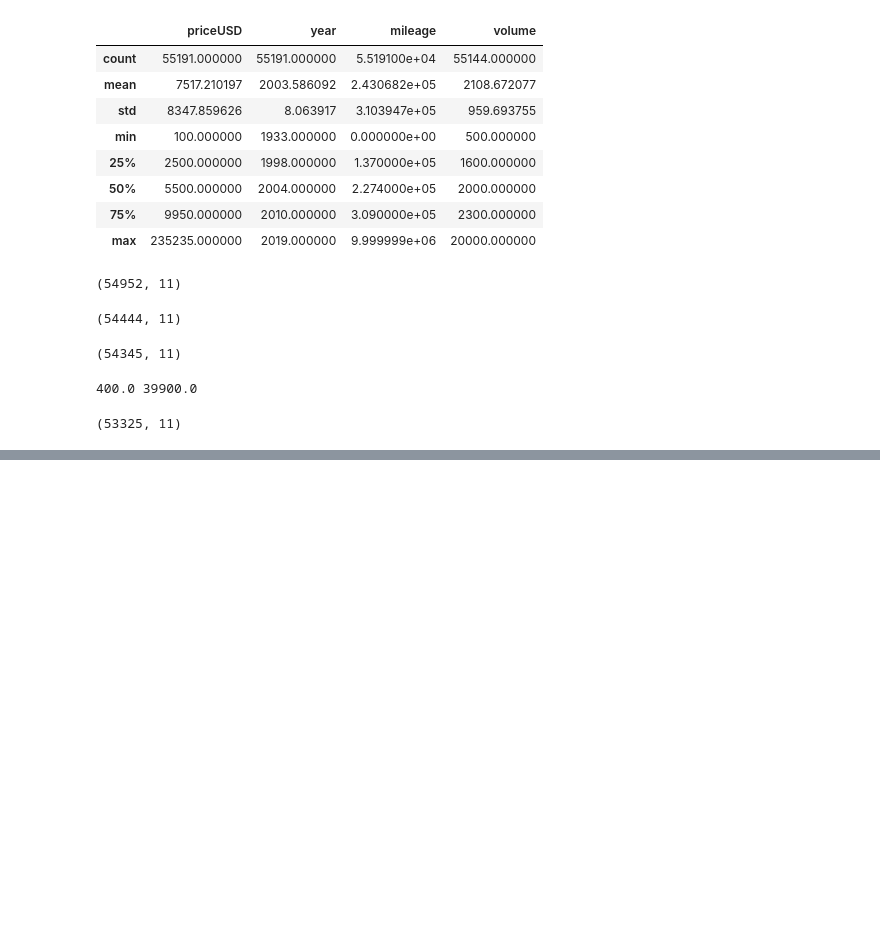
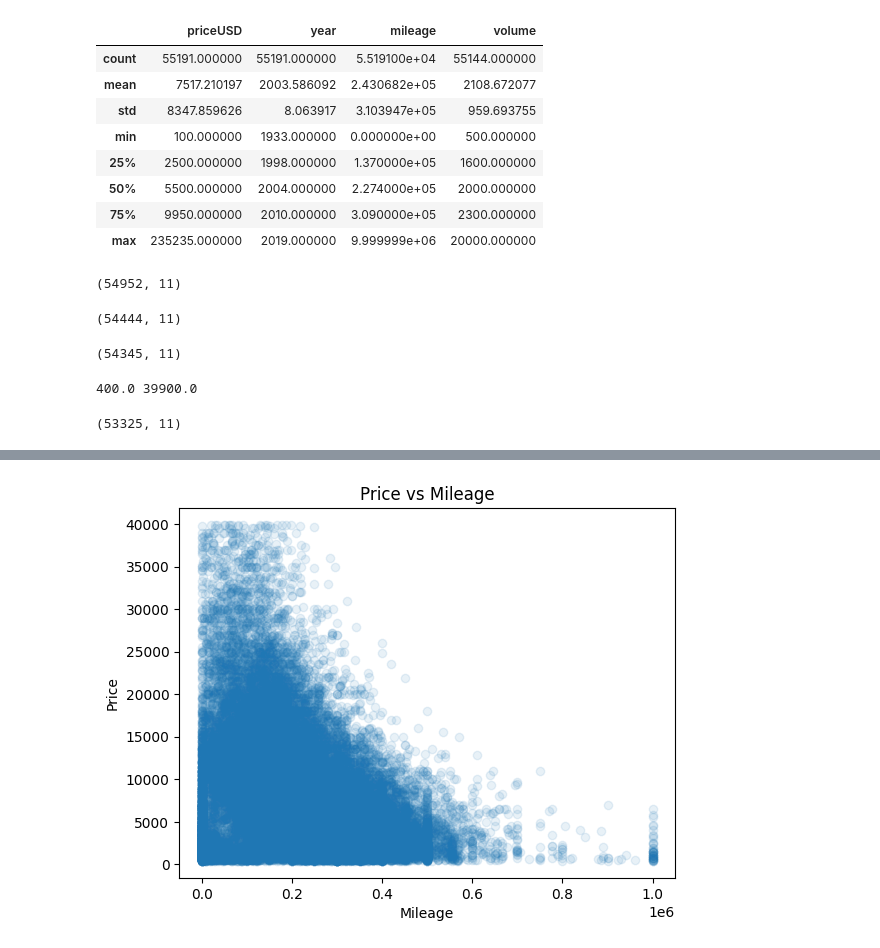
Before and after one commit to AdilkhanEEAIR/machines_predict_ml, a Jupyter notebook: adilkhan.ipynb, the cells around one changed output, grey strips where cells are left out. Drawn from its saved outputs; the diff is of its cells as text; code cells hidden in the pictures; blank space fills up the shorter version.

```diff
--- a/adilkhan.ipynb
+++ b/adilkhan.ipynb
@@ -131,0 +159,8 @@ print(df.shape)
+# %%
+plt.scatter(df['mileage'], df['priceUSD'], alpha=0.1)
+plt.title('Price vs Mileage')
+plt.xlabel('Mileage')
+plt.ylabel('Price')
+plt.show()
+# %% [output]
+[figure, added]
```
Also changed, not shown: parts of 8 cells of this notebook.
